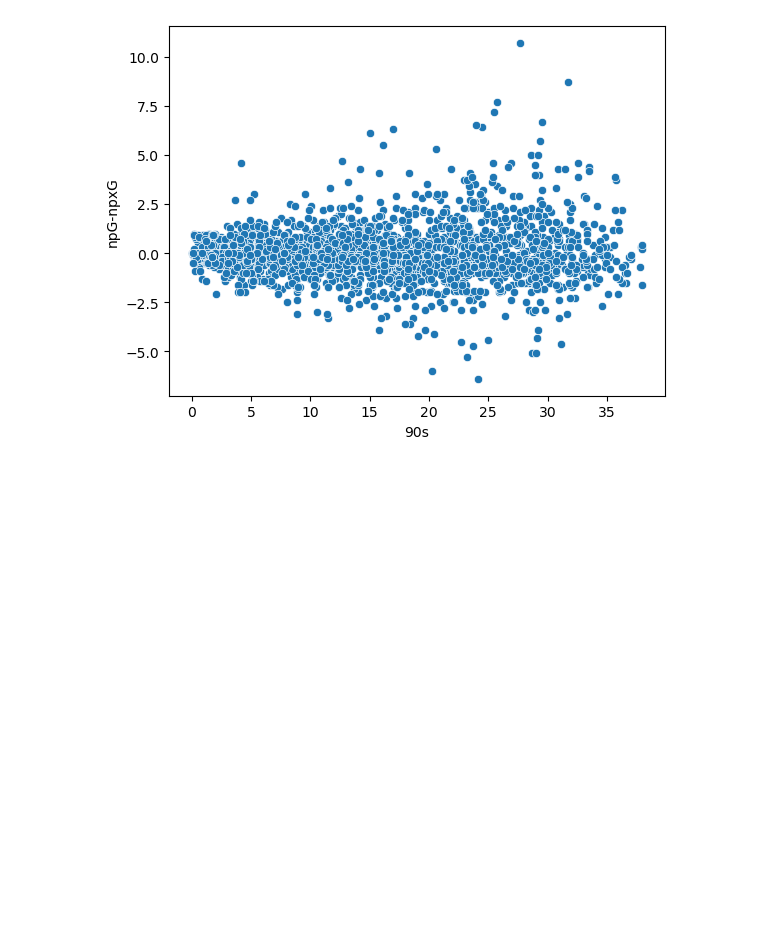
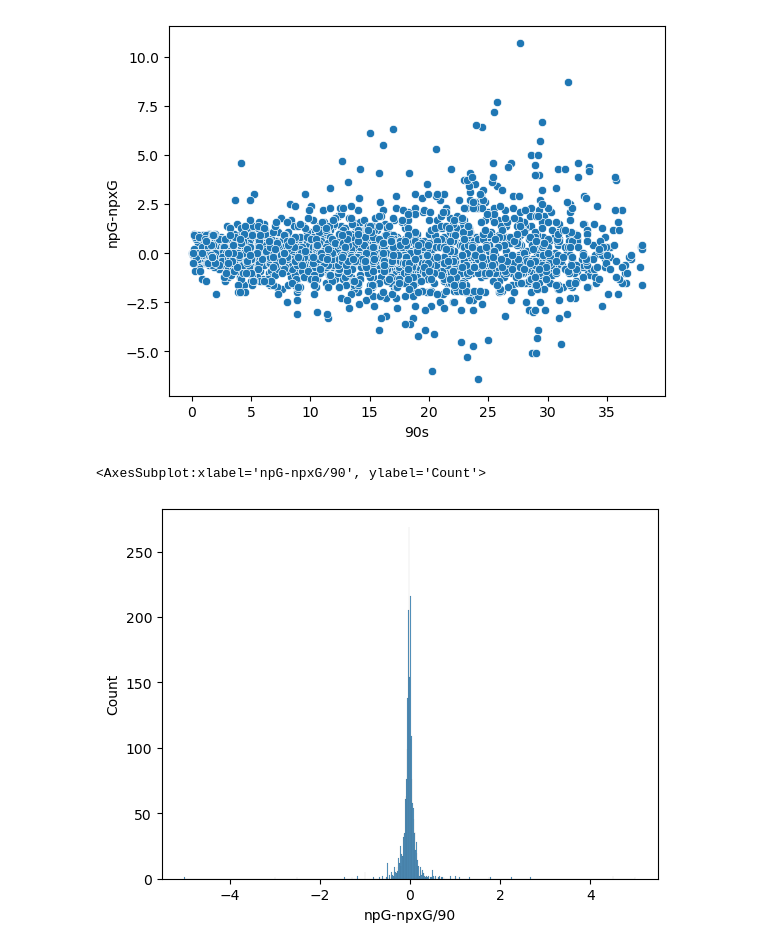
Before and after one commit to gregdorshimer/fbref-scoring, a Jupyter notebook: scoring.ipynb, the cells around one changed output. Cells and saved outputs as stored; diff of their text form; code cells hidden in the pictures; blank space fills up the shorter version.

```diff
--- a/scoring.ipynb
+++ b/scoring.ipynb
@@ -298,5 +289,16 @@ mean PKatt for PK takers: 3.4916666666666667
 mean G increase for PK takers: 2.925
 <AxesSubplot:xlabel='90s', ylabel='npG-npxG'>
 [figure]
+# %%
+# Feature Engineering
+# add npG-npxG / 90
+# represent xG differential per game
+df['npG-npxG/90'] = df['npG-npxG'] / df['90s']
+df.head(10)
+df.describe()
+sns.histplot(df['npG-npxG/90'])
+# %% [output]
+<AxesSubplot:xlabel='npG-npxG/90', ylabel='Count'>
+[figure, added]
 # %%
 # Selecting from df to get players who meet criteria
```
Also changed, not shown: parts of 9 cells of this notebook.
